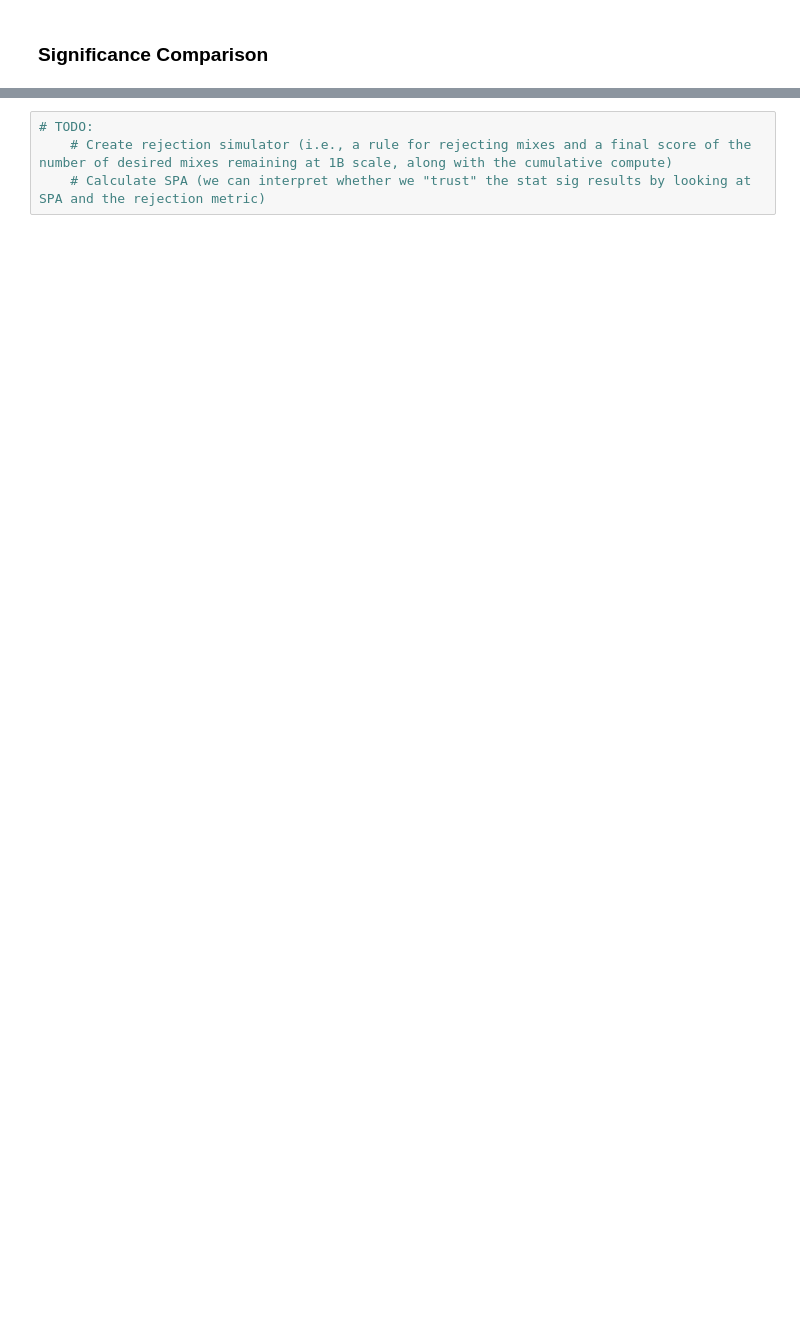
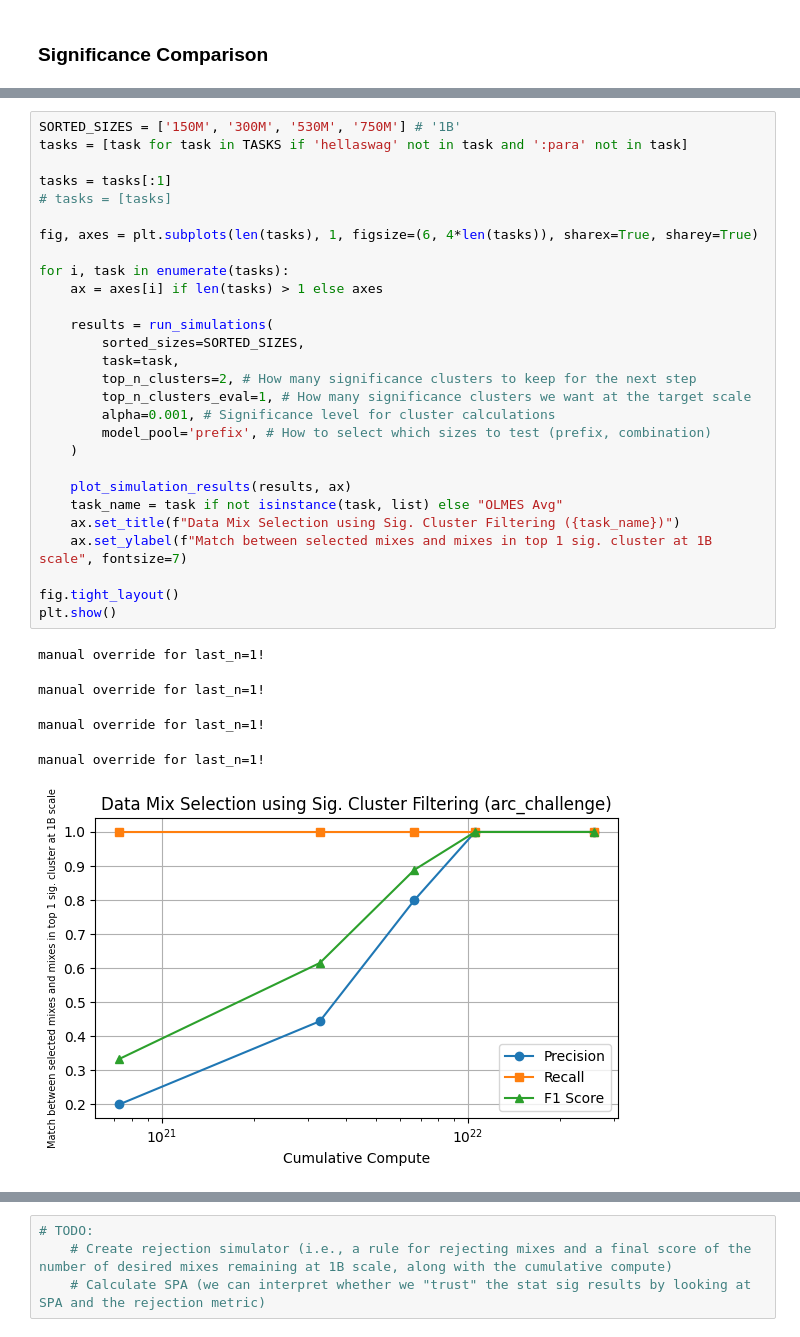
Before and after one commit to davidheineman/new-evals, a Jupyter notebook: analysis/notebooks/significance.ipynb, the cells around one changed output, grey strips where cells are left out. Cells and saved outputs as stored; diff of their text form; blank space fills up the shorter version.

```diff
--- a/analysis/notebooks/significance.ipynb
+++ b/analysis/notebooks/significance.ipynb
@@ -36,0 +263,34 @@ TASKS = sorted(TASKS)
+# %%
+SORTED_SIZES = ['150M', '300M', '530M', '750M'] # '1B'
+tasks = [task for task in TASKS if 'hellaswag' not in task and ':para' not in task]
+
+tasks = tasks[:1]
+# tasks = [tasks]
+
+fig, axes = plt.subplots(len(tasks), 1, figsize=(6, 4*len(tasks)), sharex=True, sharey=True)
+
+for i, task in enumerate(tasks):
+    ax = axes[i] if len(tasks) > 1 else axes
+
+    results = run_simulations(
+        sorted_sizes=SORTED_SIZES,
+        task=task,
+        top_n_clusters=2, # How many significance clusters to keep for the next step
+        top_n_clusters_eval=1, # How many significance clusters we want at the target scale
+        alpha=0.001, # Significance level for cluster calculations
+        model_pool='prefix', # How to select which sizes to test (prefix, combination)
+    )
+
+    plot_simulation_results(results, ax)
+    task_name = task if not isinstance(task, list) else "OLMES Avg"
+    ax.set_title(f"Data Mix Selection using Sig. Cluster Filtering ({task_name})")
+    ax.set_ylabel(f"Match between selected mixes and mixes in top 1 sig. cluster at 1B scale", fontsize=7)
+
+fig.tight_layout()
+plt.show()
+# %% [output]
+manual override for last_n=1!
+manual override for last_n=1!
+manual override for last_n=1!
+manual override for last_n=1!
+[figure, added]
```
Also changed, not shown: parts of 25 cells of this notebook, 4 other files.
